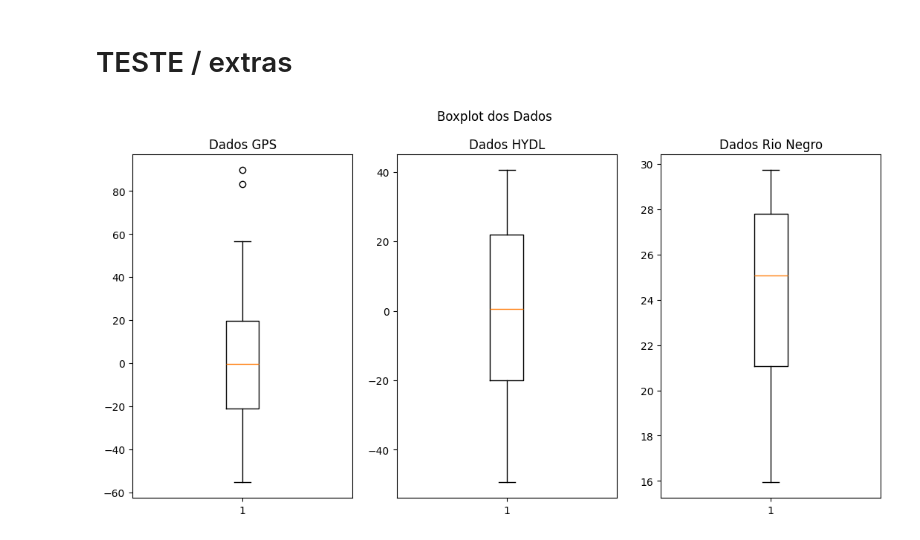
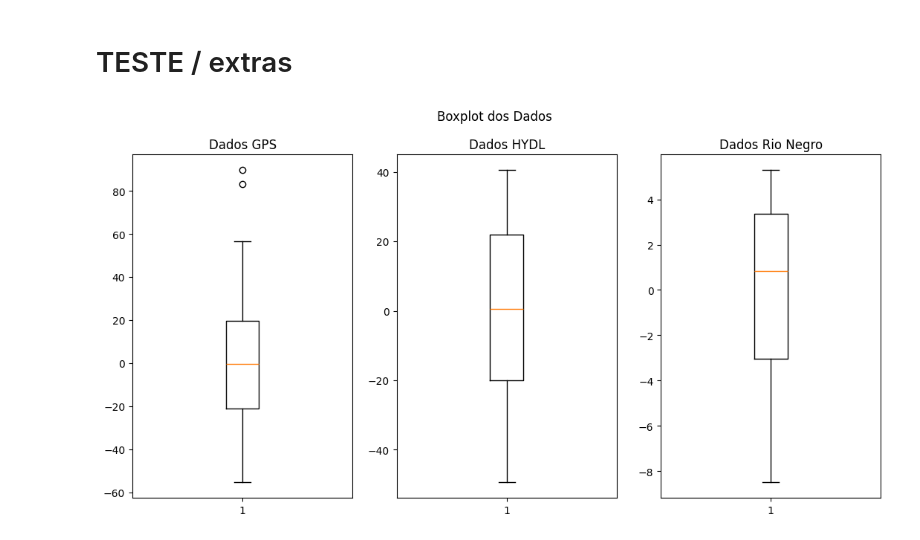
Before and after one commit to Gabxist/I.C., a Jupyter notebook: Análise_de_dados.ipynb, the cells around one changed output. Saved outputs shown, nothing was run; the diff lists cells and outputs as text; code cells hidden in the pictures.

```diff
--- a/Análise_de_dados.ipynb
+++ b/Análise_de_dados.ipynb
@@ -567,12 +566,12 @@ dias das correlações iniciais gps e rio: 153.0 dias 339.0 dias
 # %%
 fig,ax = plt.subplots(1,3,figsize=(13,6))
 ax[0].boxplot(gps['U'])
 ax[0].set_title("Dados GPS")
 ax[1].boxplot(hydl['U'])
 ax[1].set_title("Dados HYDL")
-ax[2].boxplot(rio_amz['U'])
+ax[2].boxplot(rio_amz_o['U'])
 ax[2].set_title("Dados Rio Negro")
 fig.suptitle('Boxplot dos Dados')
 plt.show()
 # %% [output]
-[figure, old version]
+[figure, new version]
```
Also changed, not shown: parts of 10 cells of this notebook.
